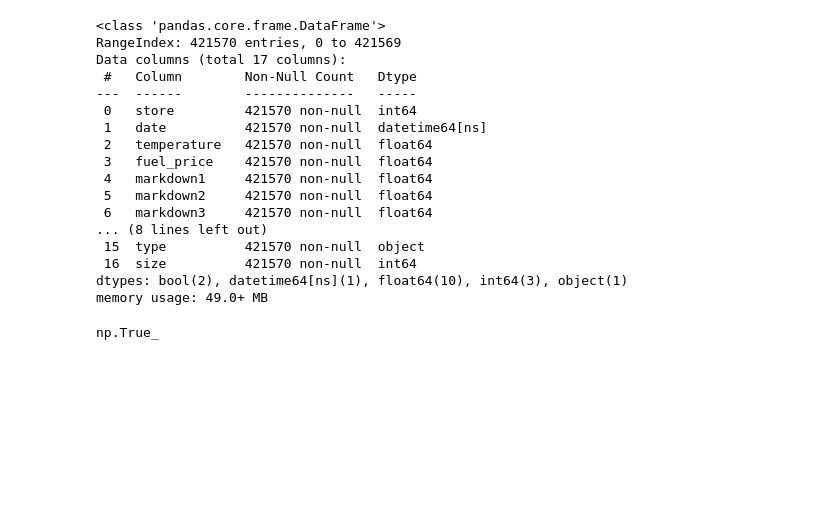
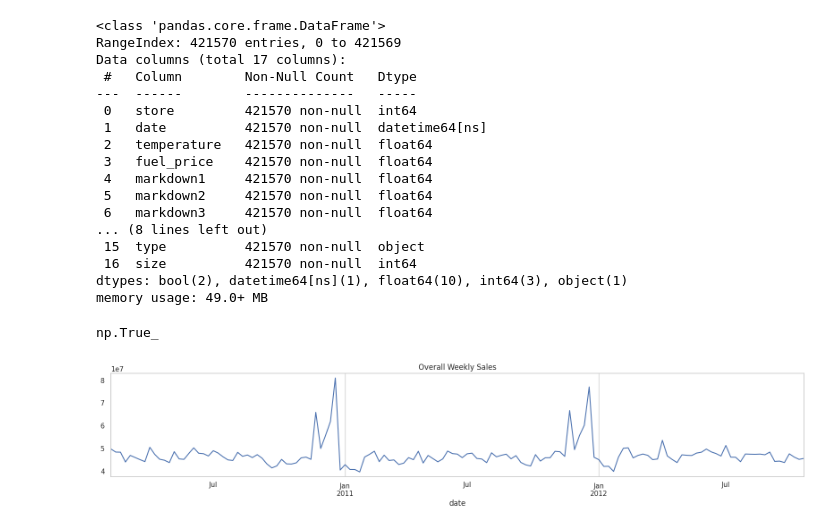
Before and after one commit to mdpw/msc-pds-group, a Jupyter notebook: analysis.ipynb, the cells around one changed output. Cells and saved outputs as stored; diff of their text form; code cells hidden in the pictures; blank space fills up the shorter version.

Commit message:
Write the output to a csv file and generate weekly sales.

```diff
--- a/analysis.ipynb
+++ b/analysis.ipynb
@@ -546,0 +549,7 @@ final_merged_df.sort_values(by=['date','store','dept'],inplace=True)
+# %%
+overall_sales = final_merged_df.groupby('date').weekly_sales.sum()
+overall_sales.plot(figsize = (20,3))
+plt.title ('Overall Weekly Sales')
+plt.grid(axis = 'y', which = 'both')
+# %% [output]
+[figure, added]
```
Also changed, not shown: parts of 1 cell of this notebook.
